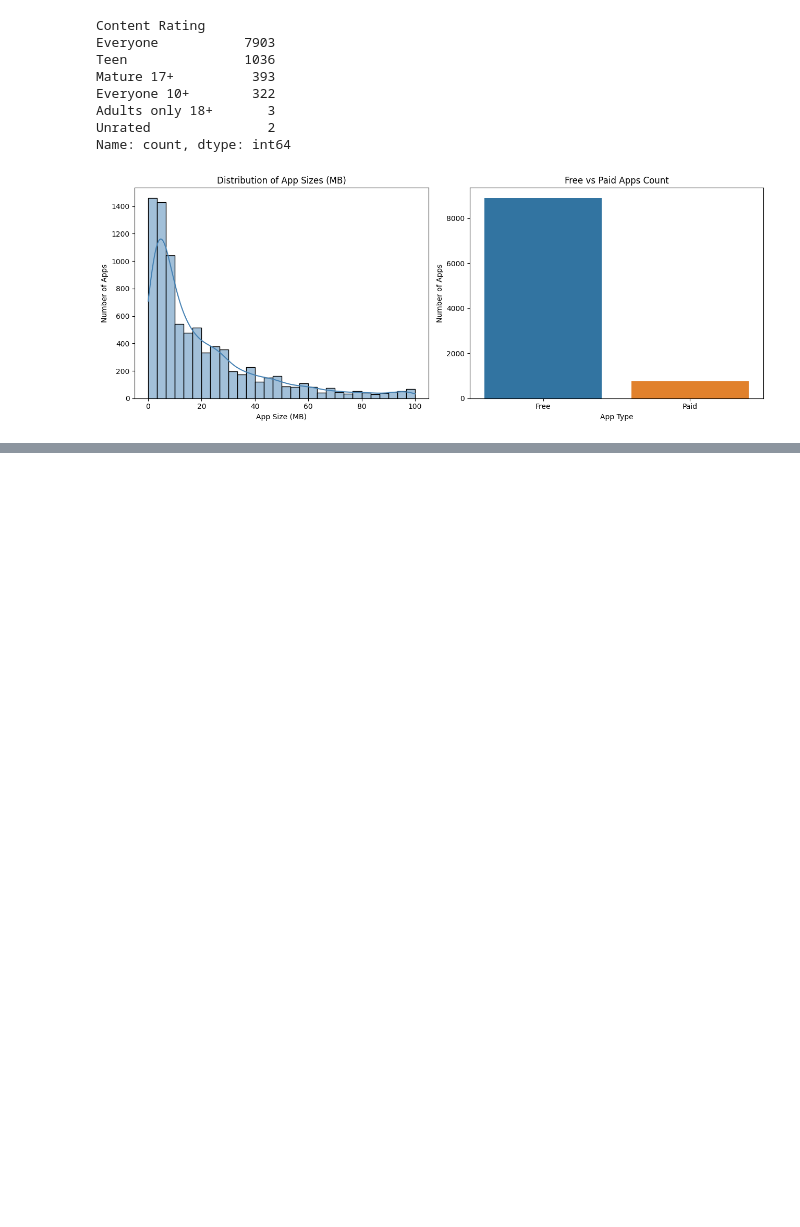
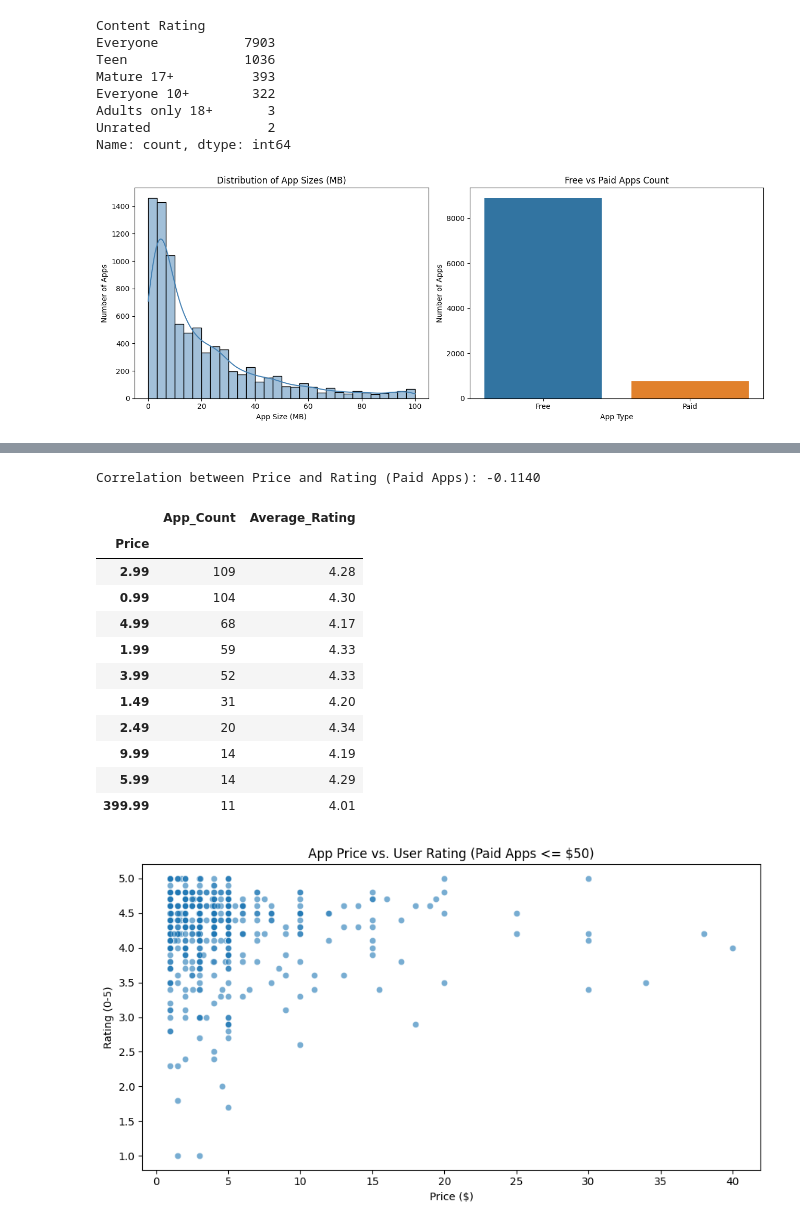
Before and after one commit to eishutamori/App-Insights-EDA, a Jupyter notebook: notebooks/EDA01_App_Insights_Analysis.ipynb, the cells around one changed output, grey strips where cells are left out. Cells and saved outputs as stored; diff of their text form; code cells hidden in the pictures; blank space fills up the shorter version.

```diff
--- a/notebooks/EDA01_App_Insights_Analysis.ipynb
+++ b/notebooks/EDA01_App_Insights_Analysis.ipynb
@@ -206,0 +411,39 @@ Name: count, dtype: int64
+# %%
+# Filter for paid apps only
+paid_apps = df[df['Type'] == 'Paid'].copy()
+
+# Calculate correlation between Price and Rating among paid apps
+price_rating_corr = paid_apps['Price'].corr(paid_apps['Rating'])
+print(f"Correlation between Price and Rating (Paid Apps): {price_rating_corr:.4f}")
+
+# Group by Price to inspect average rating and number of apps at each price point
+price_rating_summary = paid_apps.groupby('Price')['Rating'].agg(
+    App_Count='count',
+    Average_Rating='mean'
+).round(2).sort_values(by='App_Count', ascending=False)
+
+display(price_rating_summary.head(10))
+
+# Scatter plot of Price vs Rating for paid apps (filtering extreme $400 novelty apps for clarity)
+plt.figure(figsize=(9, 5))
+sns.scatterplot(data=paid_apps[paid_apps['Price'] <= 50], x='Price', y='Rating', alpha=0.6)
+plt.title('App Price vs. User Rating (Paid Apps <= $50)')
+plt.xlabel('Price ($)')
+plt.ylabel('Rating (0-5)')
+plt.tight_layout()
+plt.show()
+# %% [output]
+Correlation between Price and Rating (Paid Apps): -0.1140
+|  | App_Count | Average_Rating |
+| Price |  |  |
+| 2.99 | 109 | 4.28 |
+| 0.99 | 104 | 4.30 |
+| 4.99 | 68 | 4.17 |
+| 1.99 | 59 | 4.33 |
+| 3.99 | 52 | 4.33 |
+| 1.49 | 31 | 4.20 |
+| 2.49 | 20 | 4.34 |
+| 9.99 | 14 | 4.19 |
+| 5.99 | 14 | 4.29 |
+| 399.99 | 11 | 4.01 |
+[figure, added]
```
Also changed, not shown: parts of 45 cells of this notebook.
